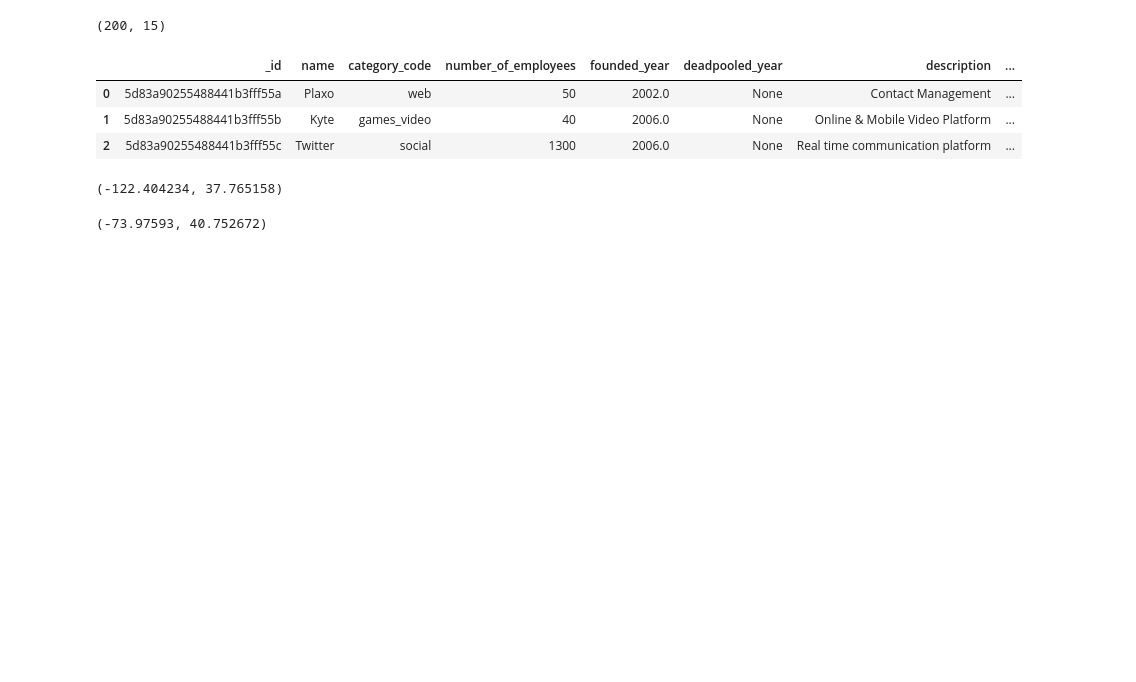
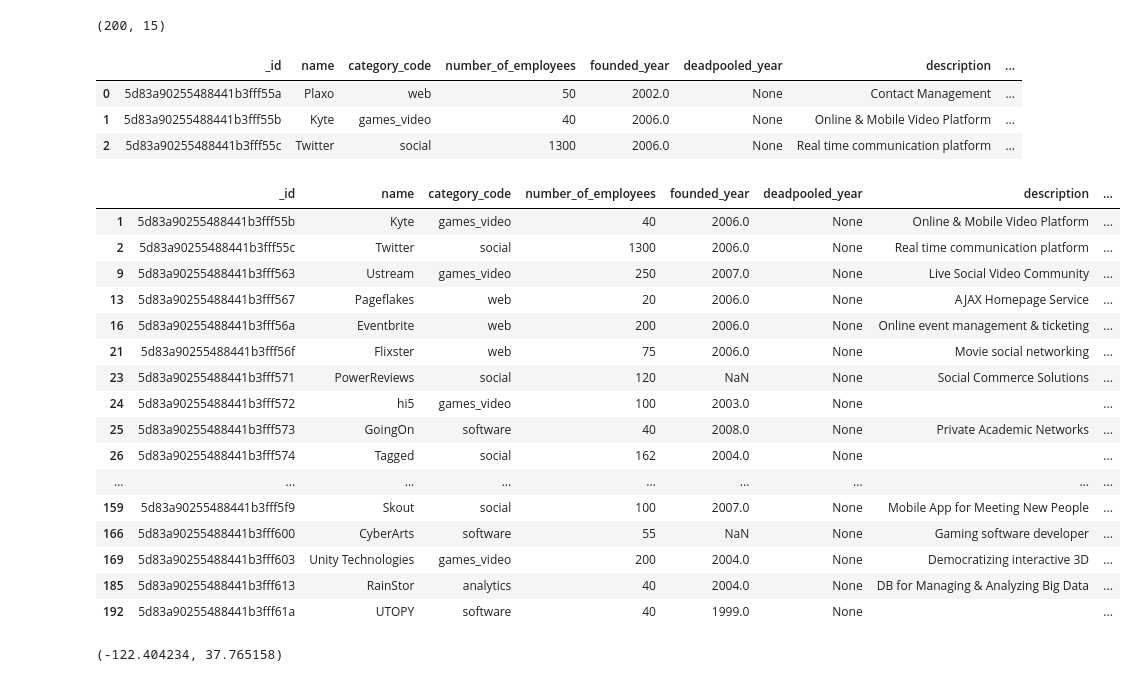
Before and after one commit to inespchavarri/pymongo-project, a Jupyter notebook: near.ipynb, the cells around one changed output. Saved outputs shown, nothing was run; the diff lists cells and outputs as text; code cells hidden in the pictures; blank space fills up the shorter version.

```diff
--- a/near.ipynb
+++ b/near.ipynb
@@ -63,2 +58,24 @@ seattle = video_games.loc[video_games["city"] == "Seattle"]
+# %%
+san_francisco = data.loc[data["city"] == "San Francisco"]
+sf_companies = video_games.loc[video_games["city"] == "San Francisco"]
+san_francisco
+# %% [output]
+|  | _id | name | category_code | number_of_employees | founded_year | deadpooled_year | description | ... |
+| 1 | 5d83a90255488441b3fff55b | Kyte | games_video | 40 | 2006.0 | None | Online & Mobile Video Platform | ... |
+| 2 | 5d83a90255488441b3fff55c | Twitter | social | 1300 | 2006.0 | None | Real time communication platform | ... |
+| 9 | 5d83a90255488441b3fff563 | Ustream | games_video | 250 | 2007.0 | None | Live Social Video Community | ... |
+| 13 | 5d83a90255488441b3fff567 | Pageflakes | web | 20 | 2006.0 | None | AJAX Homepage Service | ... |
+| 16 | 5d83a90255488441b3fff56a | Eventbrite | web | 200 | 2006.0 | None | Online event management & ticketing | ... |
+| 21 | 5d83a90255488441b3fff56f | Flixster | web | 75 | 2006.0 | None | Movie social networking | ... |
+| 23 | 5d83a90255488441b3fff571 | PowerReviews | social | 120 | NaN | None | Social Commerce Solutions | ... |
+| 24 | 5d83a90255488441b3fff572 | hi5 | games_video | 100 | 2003.0 | None |  | ... |
+| 25 | 5d83a90255488441b3fff573 | GoingOn | software | 40 | 2008.0 | None | Private Academic Networks | ... |
+| 26 | 5d83a90255488441b3fff574 | Tagged | social | 162 | 2004.0 | None |  | ... |
+| ... | ... | ... | ... | ... | ... | ... | ... | ... |
+| 159 | 5d83a90255488441b3fff5f9 | Skout | social | 100 | 2007.0 | None | Mobile App for Meeting New People | ... |
+| 166 | 5d83a90255488441b3fff600 | CyberArts | software | 55 | NaN | None | Gaming software developer | ... |
+| 169 | 5d83a90255488441b3fff603 | Unity Technologies | games_video | 200 | 2004.0 | None | Democratizing interactive 3D | ... |
+| 185 | 5d83a90255488441b3fff613 | RainStor | analytics | 40 | 2004.0 | None | DB for Managing & Analyzing Big Data | ... |
+| 192 | 5d83a90255488441b3fff61a | UTOPY | software | 40 | 1999.0 | None |  | ... |
 # %%
 # Oficina de San Francisco con más dinero
@@ -75,6 +88,0 @@ ny_office = new_york.loc[new_york["total_amount_raised"].idxmax()]
-# %%
-# Coordenadas de la oficina de Nueva York
-ny_coord = (ny_office["longitude"], ny_office["latitude"])
-ny_coord
-# %% [output]
-(-73.97593, 40.752672)
```
Also changed, not shown: parts of 33 cells of this notebook, 1 other file.
